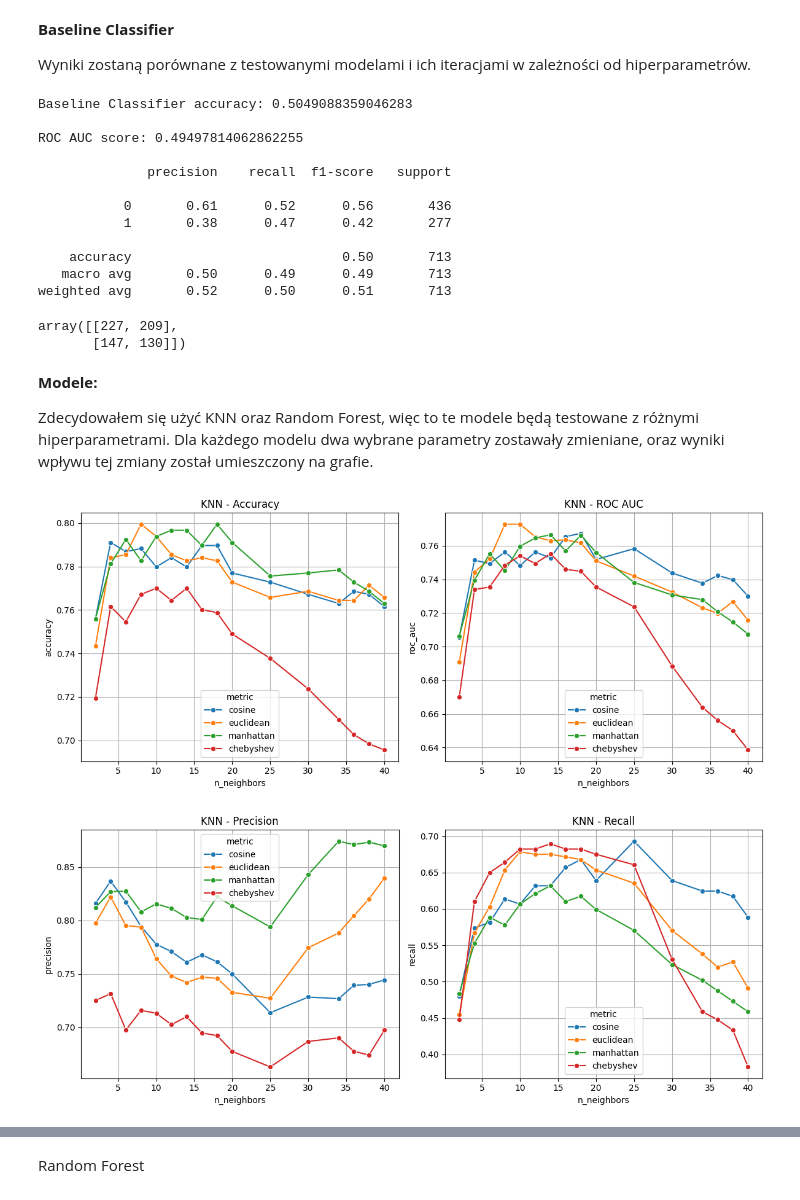
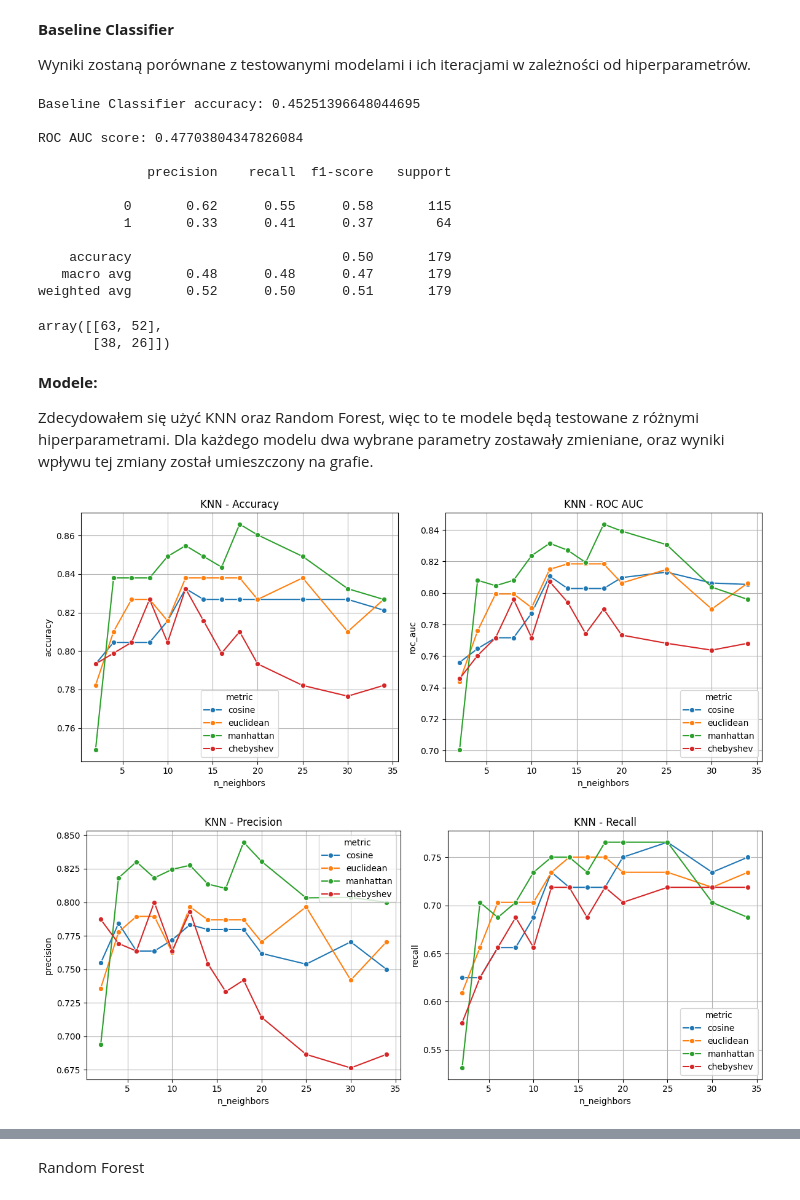
Before and after one commit to Solvro/ml-wakacyjne-wyzwanie-2025, a Jupyter notebook: 2_ml/Zadania2_ml.ipynb, the cells around one changed output, grey strips where cells are left out. Drawn from its saved outputs; the diff is of its cells as text; code cells hidden in the pictures.

```diff
--- a/2_ml/Zadania2_ml.ipynb
+++ b/2_ml/Zadania2_ml.ipynb
@@ -48,7 +48,7 @@ Obserwację pokazują, że czynnikami znaczącymi w przetrwaniu są przede wszys
 # %% [markdown]
 **Podział danych na dane testowe i treningowe**
 # %%
-X_train, X_test, y_train, y_test = train_test_split(data.drop("Survived",axis=1), data['Survived'], test_size=0.8, random_state=42,shuffle=True)
+X_train, X_test, y_train, y_test = train_test_split(data.drop("Survived",axis=1), data['Survived'], test_size=0.2,shuffle=True)
 
 data = data.drop('PassengerId',axis=1) # Getting rid of id column
 # %% [markdown]
@@ -88,20 +88,20 @@ print(f'ROC AUC score: {roc_auc_score(y_test,y_pred)}\n')
 print(classification_report(y_test, y_pred))
 confusion_matrix(y_test, y_pred)
 # %% [output]
-Baseline Classifier accuracy: 0.5049088359046283
+Baseline Classifier accuracy: 0.45251396648044695
 
-ROC AUC score: 0.49497814062862255
+ROC AUC score: 0.47703804347826084
 
               precision    recall  f1-score   support
 
-           0       0.61      0.52      0.56       436
-           1       0.38      0.47      0.42       277
+           0       0.62      0.55      0.58       115
+           1       0.33      0.41      0.37        64
 
-    accuracy                           0.50       713
-   macro avg       0.50      0.49      0.49       713
-weighted avg       0.52      0.50      0.51       713
+    accuracy                           0.50       179
+   macro avg       0.48      0.48      0.47       179
+weighted avg       0.52      0.50      0.51       179
-array([[227, 209],
-       [147, 130]])
+array([[63, 52],
+       [38, 26]])
 # %% [markdown]
 **Modele:**
 
@@ -189,16 +189,16 @@ def evaluate_classifier(clf, param_grid, X_train, y_train, X_test, y_test, clf_n
     plt.show()
 # %%
 param_grid = {
-    "n_neighbors": [2,4,6,8,10,12,14,16,18,20,25,30,34,36,38,40],
+    "n_neighbors": [2,4,6,8,10,12,14,16,18,20,25,30,34,],
     "metric": ["cosine", "euclidean","manhattan","chebyshev"]
 }
 evaluate_classifier(
     KNeighborsClassifier(),
     param_grid,
     X_train, y_train, X_test, y_test,
     clf_name="KNN"
 )
 # %% [output]
-[figure, old version]
+[figure, new version]
-[figure, old version]
+[figure, new version]
 # %% [markdown]
```
Also changed, not shown: parts of 5 cells of this notebook.
